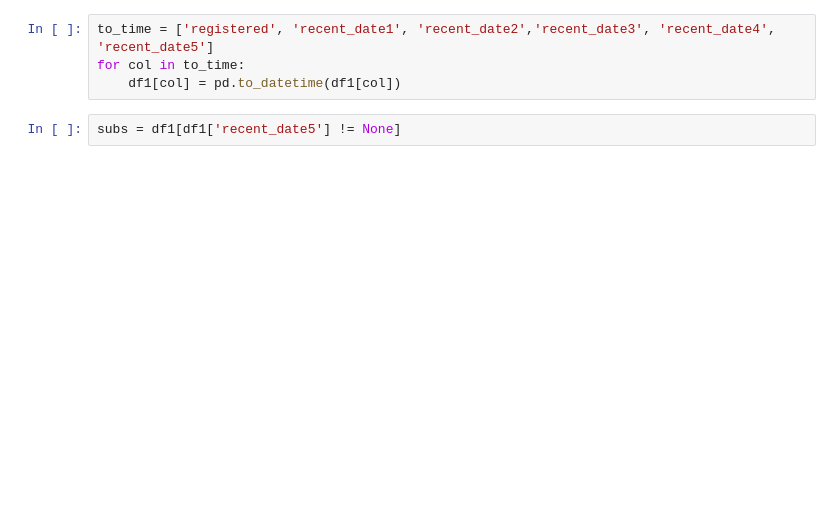
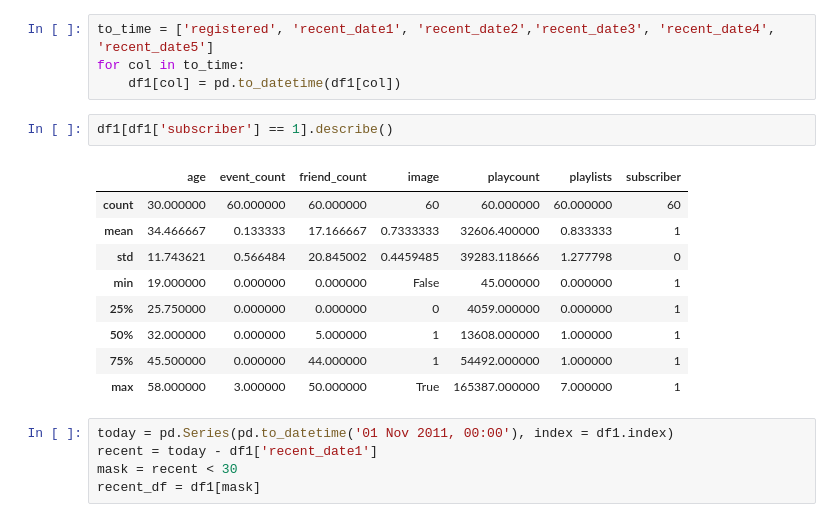
Before and after one commit to paulsef/zipfianpersonalproject, a Jupyter notebook: Untitled0.ipynb, the cells around one changed output. Saved outputs shown, nothing was run; the diff lists cells and outputs as text; blank space fills up the shorter version.

```diff
--- a/Untitled0.ipynb
+++ b/Untitled0.ipynb
@@ -14,6 +22,21 @@ df1 = etl.main('jsonout/0.json')
 to_time = ['registered', 'recent_date1', 'recent_date2','recent_date3', 'recent_date4', 'recent_date5']
 for col in to_time:
     df1[col] = pd.to_datetime(df1[col])
-# %%
-subs = df1[df1['recent_date5'] != None]
+# %%
+df1[df1['subscriber'] == 1].describe()
+# %% [output]
+|  | age | event_count | friend_count | image | playcount | playlists | subscriber |
+| count | 30.000000 | 60.000000 | 60.000000 | 60 | 60.000000 | 60.000000 | 60 |
+| mean | 34.466667 | 0.133333 | 17.166667 | 0.7333333 | 32606.400000 | 0.833333 | 1 |
+| std | 11.743621 | 0.566484 | 20.845002 | 0.4459485 | 39283.118666 | 1.277798 | 0 |
+| min | 19.000000 | 0.000000 | 0.000000 | False | 45.000000 | 0.000000 | 1 |
+| 25% | 25.750000 | 0.000000 | 0.000000 | 0 | 4059.000000 | 0.000000 | 1 |
+| 50% | 32.000000 | 0.000000 | 5.000000 | 1 | 13608.000000 | 1.000000 | 1 |
+| 75% | 45.500000 | 0.000000 | 44.000000 | 1 | 54492.000000 | 1.000000 | 1 |
+| max | 58.000000 | 3.000000 | 50.000000 | True | 165387.000000 | 7.000000 | 1 |
+# %%
+today = pd.Series(pd.to_datetime('01 Nov 2011, 00:00'), index = df1.index)
+recent = today - df1['recent_date1']
+mask = recent < 30
+recent_df = df1[mask]
 # %%
```
Also changed, not shown: parts of 10 cells of this notebook, 8 other files.
